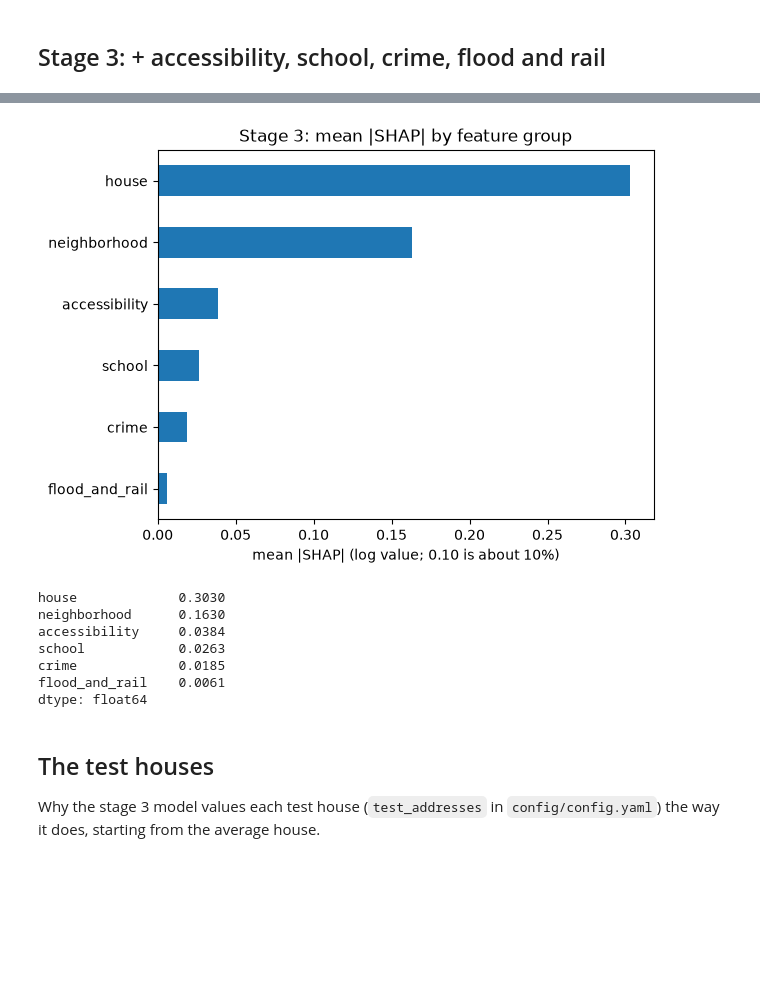
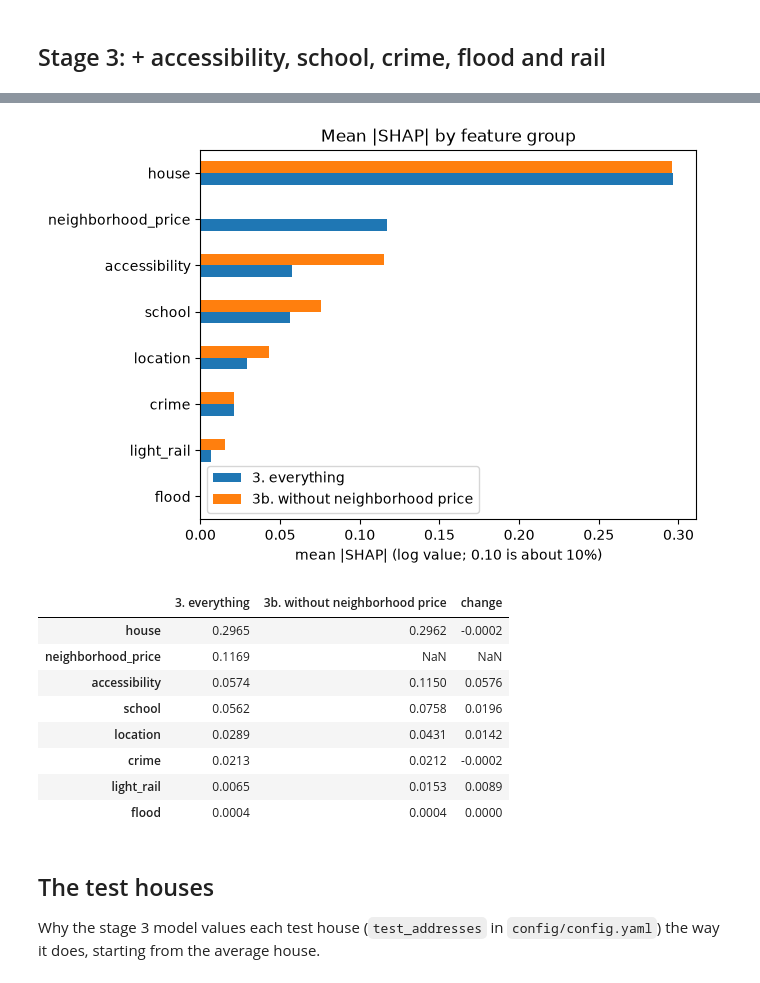
Before and after one commit to ericnguyen58/Let-me-have-a-house, a Jupyter notebook: notebooks/shap_explain.ipynb, the cells around one changed output, grey strips where cells are left out. Saved outputs shown, nothing was run; the diff lists cells and outputs as text; code cells hidden in the pictures; blank space fills up the shorter version.

Commit message:
adjust market estimate+ more shap explain

```diff
--- a/notebooks/shap_explain.ipynb
+++ b/notebooks/shap_explain.ipynb
@@ -130,0 +161,8 @@ MAE $87,404   RMSE $189,308   R squared 0.760   average error 15.01%
+# %%
+stage = "1c. house + flood zone"
+features = stage_features(stage)
+pre, model, results[stage] = fit_stage(features)
+models[stage] = pre, model, features
+print_metrics(results[stage])
+explanations[stage] = explain(pre, model, features, sample)
+show(explanations[stage], stage)
@@ -156,0 +205,8 @@ MAE $34,258   RMSE $102,328   R squared 0.930   average error 5.96%
+# %%
+stage = "3b. everything except neighborhood price"
+features = stage_features(stage)
+pre, model, results[stage] = fit_stage(features)
+models[stage] = pre, model, features
+print_metrics(results[stage])
+explanations[stage] = explain(pre, model, features, sample)
+show(explanations[stage], stage)
@@ -173,23 +236,31 @@ comparison
 # %%
-# mean |SHAP| of each group's summed SHAP values, per house
-expl = explanations["3. + everything"]
-by_feature = pd.DataFrame(expl.values, columns=expl.feature_names)
-group_importance = pd.Series({
-    group: by_feature[cols].sum(axis=1).abs().mean() for group, cols in FEATURE_GROUPS.items()
-}).sort_values()
-group_importance.plot.barh(title="Stage 3: mean |SHAP| by feature group")
+# mean |SHAP| of each group's summed SHAP values, per house, with and without the neighborhood price
+def group_importance(stage):
+    expl = explanations[stage]
+    by_feature = pd.DataFrame(expl.values, columns=expl.feature_names)
+    return pd.Series({group: by_feature[[f for f in cols if f in by_feature]].sum(axis=1).abs().mean()
+                      for group, cols in FEATURE_GROUPS.items() if any(f in by_feature for f in cols)})
+
+
+groups = pd.DataFrame({"3. everything": group_importance("3. + everything"),
+                       "3b. without neighborhood price": group_importance("3b. everything except neighborhood price")})
+groups = groups.sort_values("3. everything")
+groups.plot.barh(title="Mean |SHAP| by feature group")
 plt.xlabel("mean |SHAP| (log value; 0.10 is about 10%)")
 plt.show()
-group_importance.sort_values(ascending=False).round(4)
+groups["change"] = groups["3b. without neighborhood price"] - groups["3. everything"]
+groups.sort_values("3. everything", ascending=False).round(4)
 # %% [output]
-[figure, old version]
+[figure, new version]
-house             0.3030
-neighborhood      0.1630
-accessibility     0.0384
-school            0.0263
-crime             0.0185
-flood_and_rail    0.0061
-dtype: float64
+|  | 3. everything | 3b. without neighborhood price | change |
+| house | 0.2965 | 0.2962 | -0.0002 |
+| neighborhood_price | 0.1169 | NaN | NaN |
+| accessibility | 0.0574 | 0.1150 | 0.0576 |
+| school | 0.0562 | 0.0758 | 0.0196 |
+| location | 0.0289 | 0.0431 | 0.0142 |
+| crime | 0.0213 | 0.0212 | -0.0002 |
+| light_rail | 0.0065 | 0.0153 | 0.0089 |
+| flood | 0.0004 | 0.0004 | 0.0000 |
 # %% [markdown]
 ## The test houses
 
```
Also changed, not shown: parts of 18 cells of this notebook, 6 other files.
